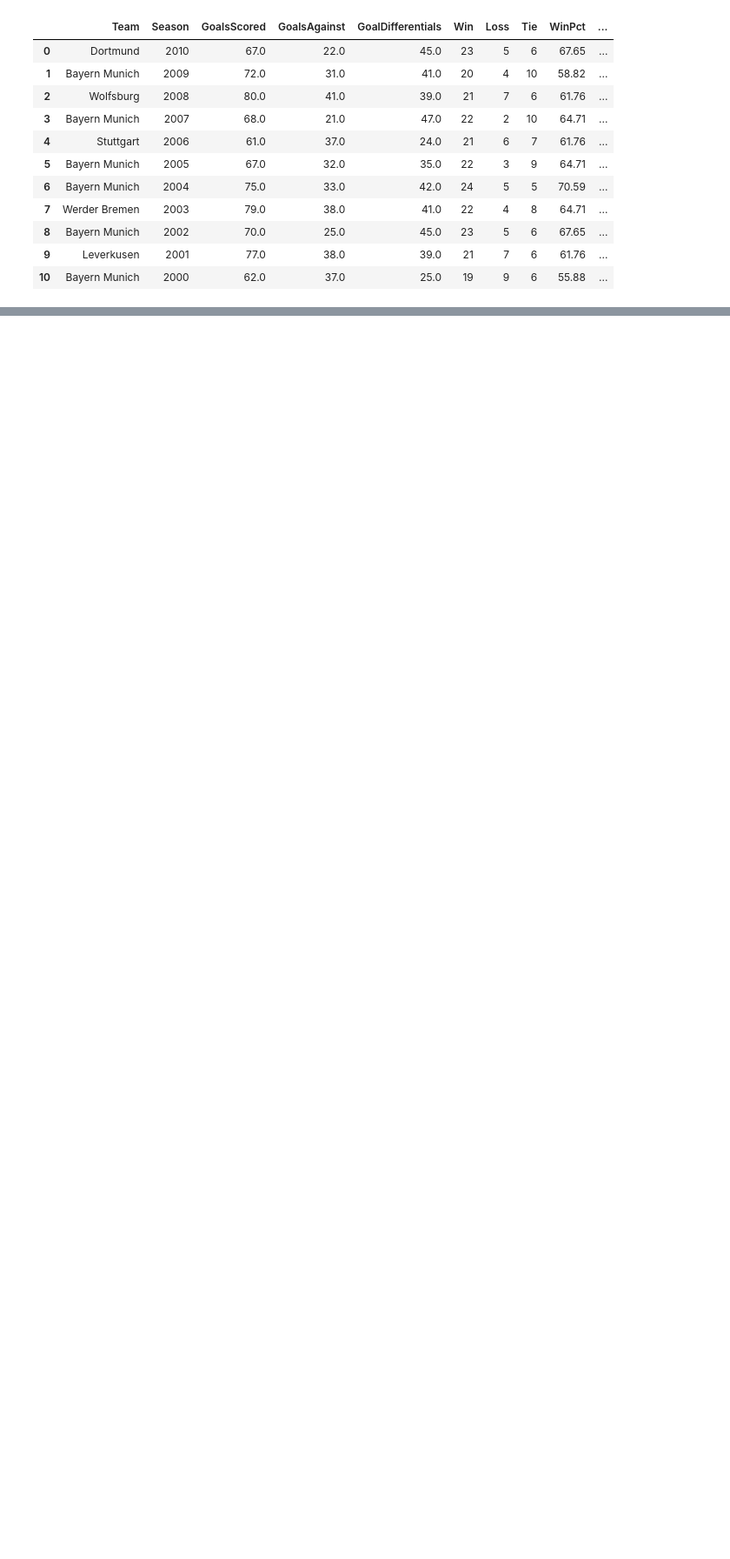
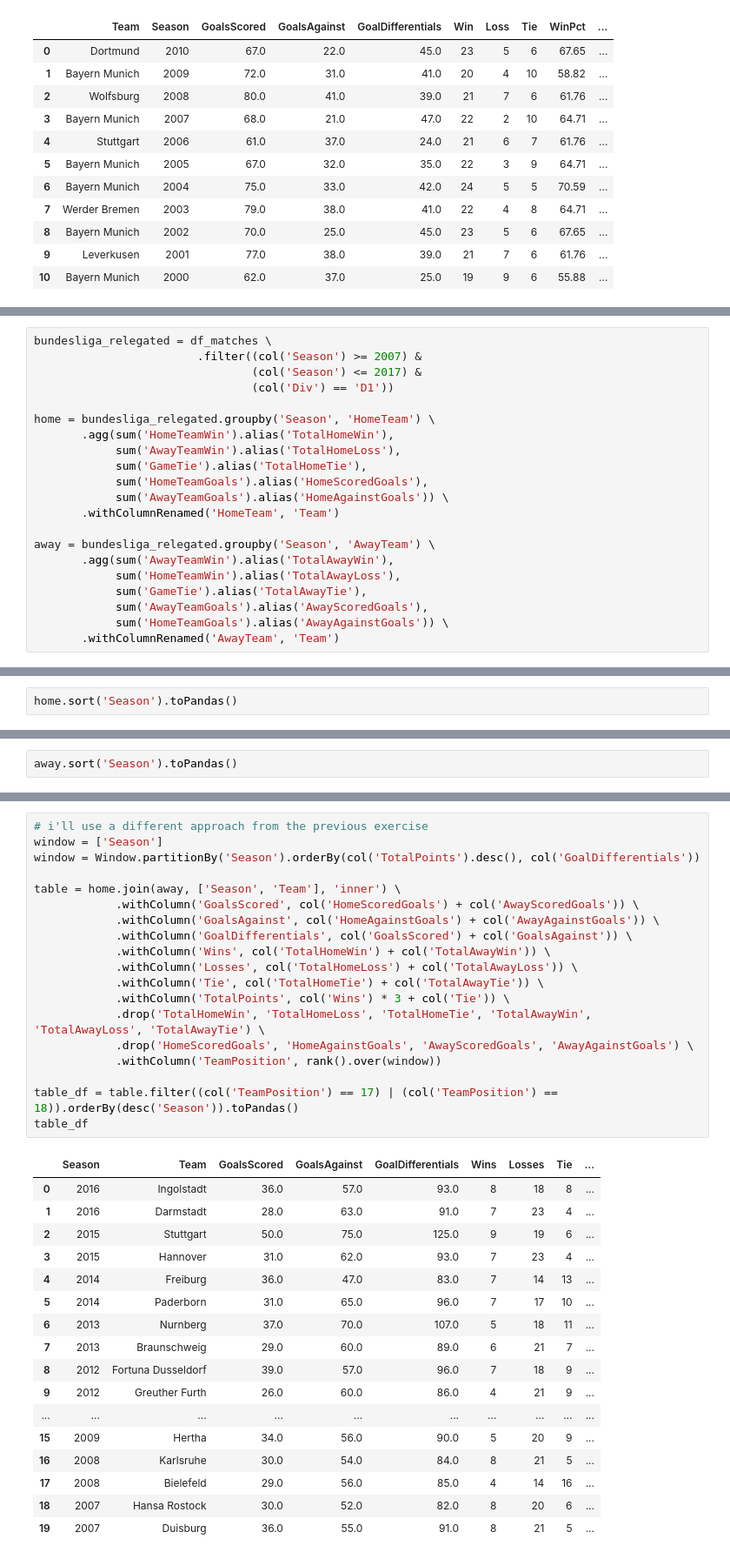
Before and after one commit to gabaghul/pyspark-study, a Jupyter notebook: study.ipynb, the cells around one changed output, grey strips where cells are left out. Shown: that part at 87% size. Cells and saved outputs as stored; diff of their text form; blank space fills up the shorter version.

Commit message:
relegated teams each season

```diff
--- a/study.ipynb
+++ b/study.ipynb
@@ -181,0 +184,21 @@ table_df
+# %%
+bundesliga_relegated = df_matches \
+                        .filter((col('Season') >= 2007) &
+                                (col('Season') <= 2017) &
+                                (col('Div') == 'D1'))
+
+home = bundesliga_relegated.groupby('Season', 'HomeTeam') \
+       .agg(sum('HomeTeamWin').alias('TotalHomeWin'),
+            sum('AwayTeamWin').alias('TotalHomeLoss'),
+            sum('GameTie').alias('TotalHomeTie'),
+            sum('HomeTeamGoals').alias('HomeScoredGoals'),
+            sum('AwayTeamGoals').alias('HomeAgainstGoals')) \
+       .withColumnRenamed('HomeTeam', 'Team')
+
+away = bundesliga_relegated.groupby('Season', 'AwayTeam') \
+       .agg(sum('AwayTeamWin').alias('TotalAwayWin'),
+            sum('HomeTeamWin').alias('TotalAwayLoss'),
+            sum('GameTie').alias('TotalAwayTie'),
+            sum('AwayTeamGoals').alias('AwayScoredGoals'),
+            sum('HomeTeamGoals').alias('AwayAgainstGoals')) \
+       .withColumnRenamed('AwayTeam', 'Team')
@@ -181,0 +207,2 @@ table_df
+# %%
+home.sort('Season').toPandas()
@@ -181,0 +223,2 @@ table_df
+# %%
+away.sort('Season').toPandas()
@@ -181,0 +241,37 @@ table_df
+# %%
+# i'll use a different approach from the previous exercise
+window = ['Season']
+window = Window.partitionBy('Season').orderBy(col('TotalPoints').desc(), col('GoalDifferentials'))
+
+table = home.join(away, ['Season', 'Team'], 'inner') \
+            .withColumn('GoalsScored', col('HomeScoredGoals') + col('AwayScoredGoals')) \
+            .withColumn('GoalsAgainst', col('HomeAgainstGoals') + col('AwayAgainstGoals')) \
+            .withColumn('GoalDifferentials', col('GoalsScored') + col('GoalsAgainst')) \
+            .withColumn('Wins', col('TotalHomeWin') + col('TotalAwayWin')) \
+            .withColumn('Losses', col('TotalHomeLoss') + col('TotalAwayLoss')) \
+            .withColumn('Tie', col('TotalHomeTie') + col('TotalAwayTie')) \
+            .withColumn('TotalPoints', col('Wins') * 3 + col('Tie')) \
+            .drop('TotalHomeWin', 'TotalHomeLoss', 'TotalHomeTie', 'TotalAwayWin', 'TotalAwayLoss', 'TotalAwayTie') \
+            .drop('HomeScoredGoals', 'HomeAgainstGoals', 'AwayScoredGoals', 'AwayAgainstGoals') \
+            .withColumn('TeamPosition', rank().over(window))
+
+table_df = table.filter((col('TeamPosition') == 17) | (col('TeamPosition') == 18)).orderBy(desc('Season')).toPandas()
+table_df
+# %% [output]
+|  | Season | Team | GoalsScored | GoalsAgainst | GoalDifferentials | Wins | Losses | Tie | ... |
+| 0 | 2016 | Ingolstadt | 36.0 | 57.0 | 93.0 | 8 | 18 | 8 | ... |
+| 1 | 2016 | Darmstadt | 28.0 | 63.0 | 91.0 | 7 | 23 | 4 | ... |
+| 2 | 2015 | Stuttgart | 50.0 | 75.0 | 125.0 | 9 | 19 | 6 | ... |
+| 3 | 2015 | Hannover | 31.0 | 62.0 | 93.0 | 7 | 23 | 4 | ... |
+| 4 | 2014 | Freiburg | 36.0 | 47.0 | 83.0 | 7 | 14 | 13 | ... |
+| 5 | 2014 | Paderborn | 31.0 | 65.0 | 96.0 | 7 | 17 | 10 | ... |
+| 6 | 2013 | Nurnberg | 37.0 | 70.0 | 107.0 | 5 | 18 | 11 | ... |
+| 7 | 2013 | Braunschweig | 29.0 | 60.0 | 89.0 | 6 | 21 | 7 | ... |
+| 8 | 2012 | Fortuna Dusseldorf | 39.0 | 57.0 | 96.0 | 7 | 18 | 9 | ... |
+| 9 | 2012 | Greuther Furth | 26.0 | 60.0 | 86.0 | 4 | 21 | 9 | ... |
+| ... | ... | ... | ... | ... | ... | ... | ... | ... | ... |
+| 15 | 2009 | Hertha | 34.0 | 56.0 | 90.0 | 5 | 20 | 9 | ... |
+| 16 | 2008 | Karlsruhe | 30.0 | 54.0 | 84.0 | 8 | 21 | 5 | ... |
+| 17 | 2008 | Bielefeld | 29.0 | 56.0 | 85.0 | 4 | 14 | 16 | ... |
+| 18 | 2007 | Hansa Rostock | 30.0 | 52.0 | 82.0 | 8 | 20 | 6 | ... |
+| 19 | 2007 | Duisburg | 36.0 | 55.0 | 91.0 | 8 | 21 | 5 | ... |
```
Also changed, not shown: parts of 6 cells of this notebook.
